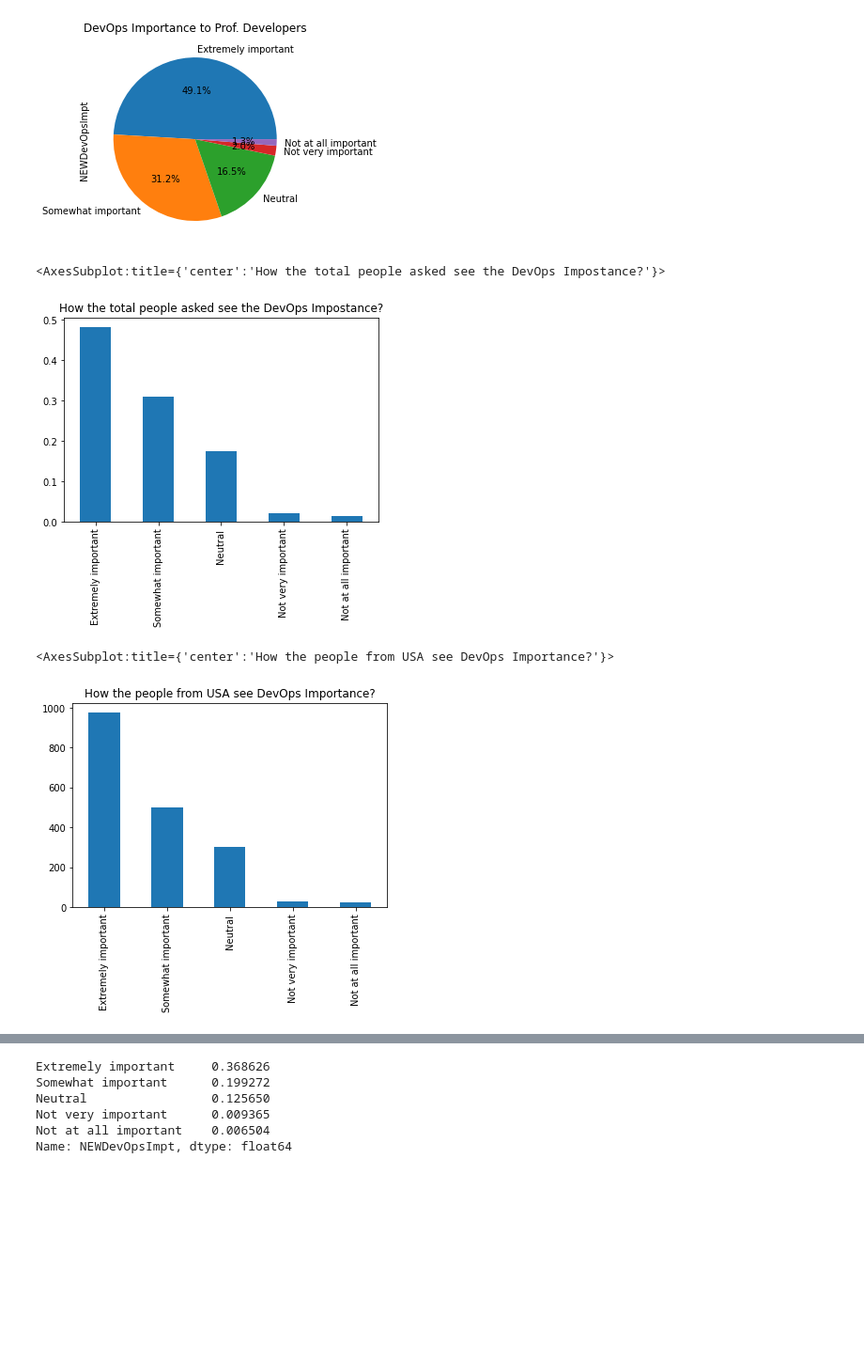
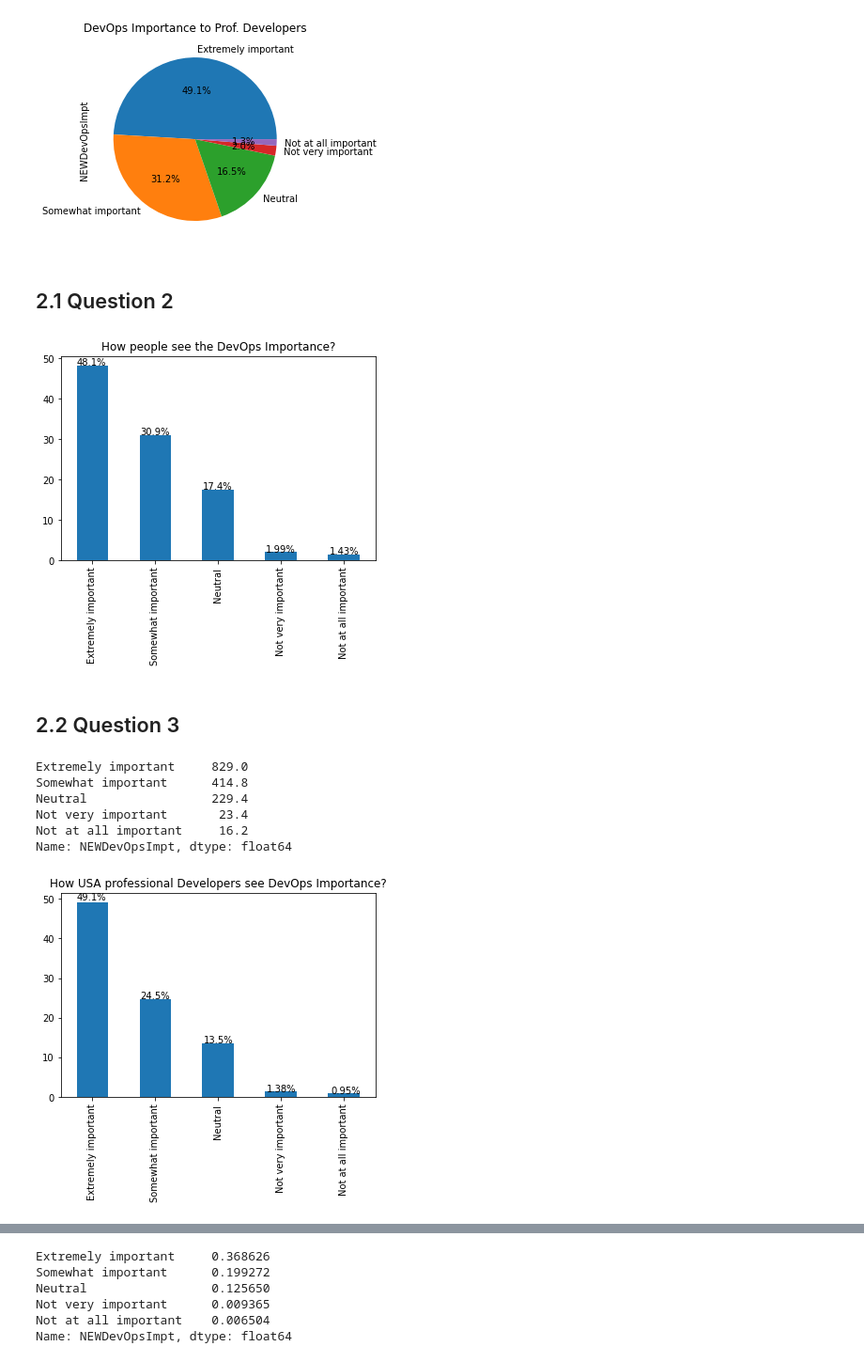
Before and after one commit to edivaldojuniorch/stackoverflow_2020_analysis, a Jupyter notebook: StackOverflow Survey 2020.ipynb, the cells around one changed output, grey strips where cells are left out. Shown at 94% size. Cells and saved outputs as stored; diff of their text form; code cells hidden in the pictures; blank space fills up the shorter version.

```diff
--- a/StackOverflow Survey 2020.ipynb
+++ b/StackOverflow Survey 2020.ipynb
@@ -77,23 +60,41 @@ MainBranch_Prof_DevOpsImpor.plot(kind='pie',
 # %% [output]
 <AxesSubplot:title={'center':'DevOps Importance to Prof. Developers'}, ylabel='NEWDevOpsImpt'>
 [figure]
+# %% [markdown]
+## 2.1 Question 2
 # %%
 
 # Question 1 : How the total people asked see the DevOps Impostance
 df_good = df[df['NEWDevOpsImpt'].isnull() == False]
 df_good['NEWDevOpsImpt'].value_counts()/df_good.shape[0]
+axes = (df_good['NEWDevOpsImpt'].value_counts()/df_good.shape[0]*100).plot(kind='bar',title='How people see the DevOps Importance?')
 
-(df_good['NEWDevOpsImpt'].value_counts()/df_good.shape[0]).plot(kind='bar',title='How the total people asked see the DevOps Impostance?')
+for p in axes.patches:
+    axes.annotate('{0:.4}%'.format(str(p.get_height())), (p.get_x() * 1.005, p.get_height() * 1.005))
 # %% [output]
-<AxesSubplot:title={'center':'How the total people asked see the DevOps Impostance?'}>
-[figure, old version]
+[figure, new version]
+# %% [markdown]
+## 2.2 Question 3
 # %%
 # Question 2 : How the people from USA see DevOps Importance?
-df_us_ = df[df['Country']=='United States']
-df_us_val = df_us['NEWDevOpsImpt'].value_counts()
+
+df_good = df[df['NEWDevOpsImpt'].isnull() == False]
+df_us_ = df_good[df_good['Country']=='United States']
+df_us_prof = df_us_[df_us_['MainBranch']=='I am a developer by profession']
+df_us_val = df_us_prof['NEWDevOpsImpt'].value_counts()
 
 
-(df_us_val/df_us_val.shape[0]).plot(kind='bar',title='How the people from USA see DevOps Importance?')
+axes = (df_us_val/df_good[df_good['Country']=='United States'].shape[0]*100).plot(kind='bar',title='How USA professional Developers see DevOps Importance?')
+for p in axes.patches:
+    axes.annotate('{0:.4}%'.format(str(p.get_height())), (p.get_x() * 1.01, p.get_height() * 1.01))
+
+
+df_us_val/df_us_val.shape[0]
 # %% [output]
-<AxesSubplot:title={'center':'How the people from USA see DevOps Importance?'}>
+Extremely important     829.0
+Somewhat important      414.8
+Neutral                 229.4
+Not very important       23.4
+Not at all important     16.2
+Name: NEWDevOpsImpt, dtype: float64
-[figure, old version]
+[figure, new version]
```
Also changed, not shown: parts of 26 cells of this notebook.
